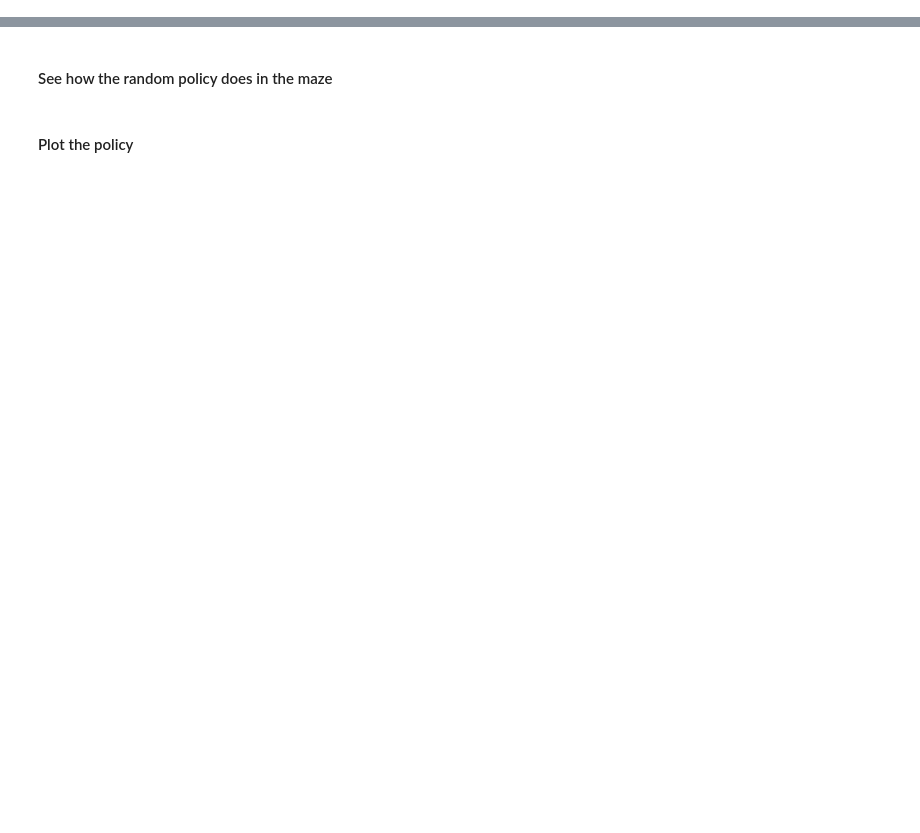
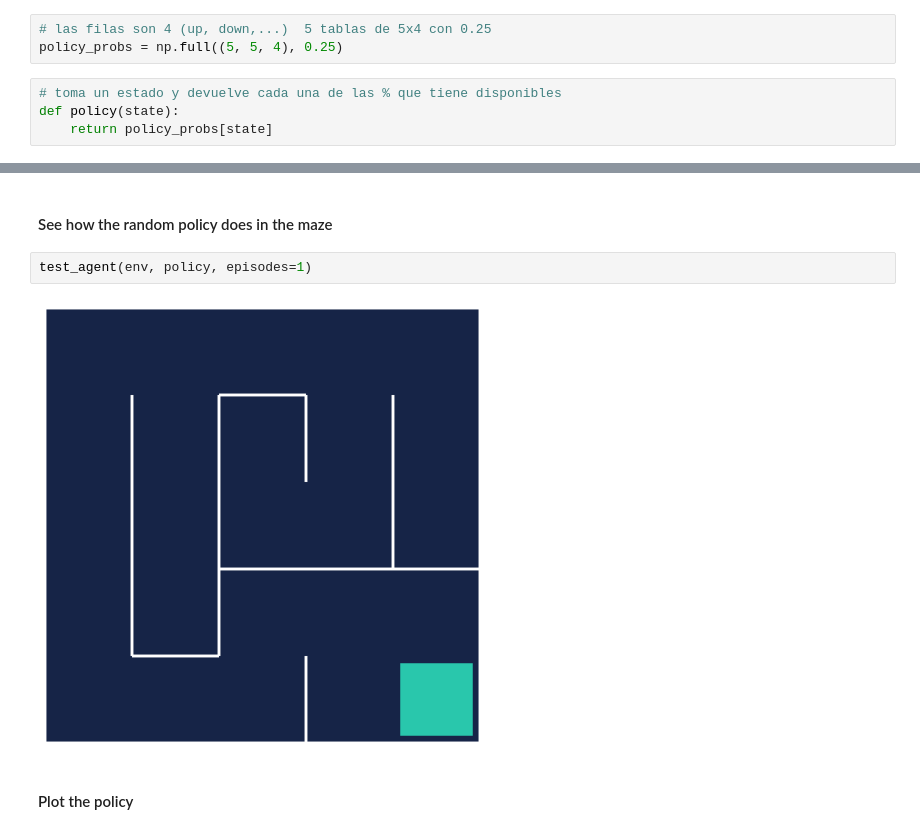
Before and after one commit to ncostamagna/Artificial-Intelligence, a Jupyter notebook: 2022-03-Reinforcement-learning/beginner_master_rl/Section_3_value_iteration.ipynb, the cells around one changed output, grey strips where cells are left out. Cells and saved outputs as stored; diff of their text form; blank space fills up the shorter version.

```diff
--- a/2022-03-Reinforcement-learning/beginner_master_rl/Section_3_value_iteration.ipynb
+++ b/2022-03-Reinforcement-learning/beginner_master_rl/Section_3_value_iteration.ipynb
@@ -67,5 +94,12 @@
 ## Define the policy $\pi(\cdot|s)$
 # %% [markdown]
 #### Create the policy $\pi(\cdot|s)$
+# %%
+# las filas son 4 (up, down,...)  5 tablas de 5x4 con 0.25
+policy_probs = np.full((5, 5, 4), 0.25)
+# %%
+# toma un estado y devuelve cada una de las % que tiene disponibles
+def policy(state):
+    return policy_probs[state]
 # %% [markdown]
 #### Test the policy with state (0, 0)
@@ -72,4 +115,8 @@
 # %% [markdown]
 #### See how the random policy does in the maze
+# %%
+test_agent(env, policy, episodes=1)
+# %% [output]
+[figure, added]
 # %% [markdown]
 #### Plot the policy
```
Also changed, not shown: parts of 15 cells of this notebook, 4 other files.
